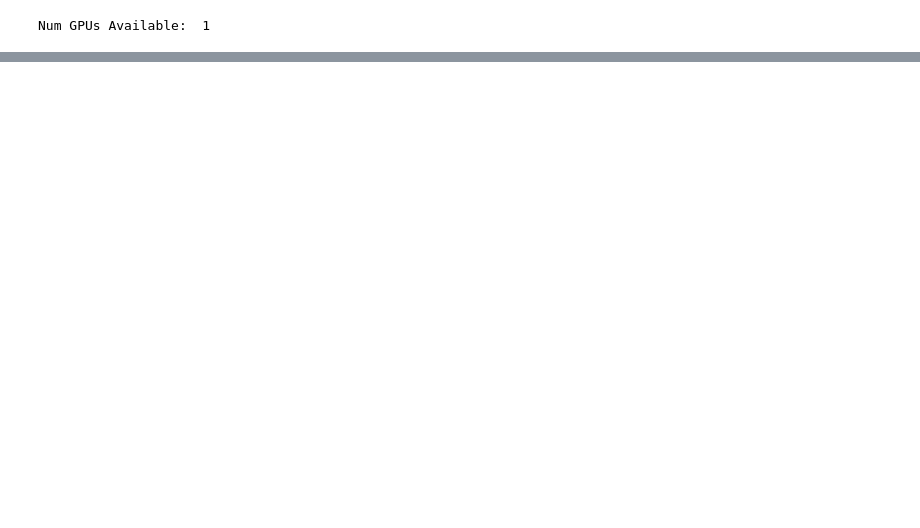
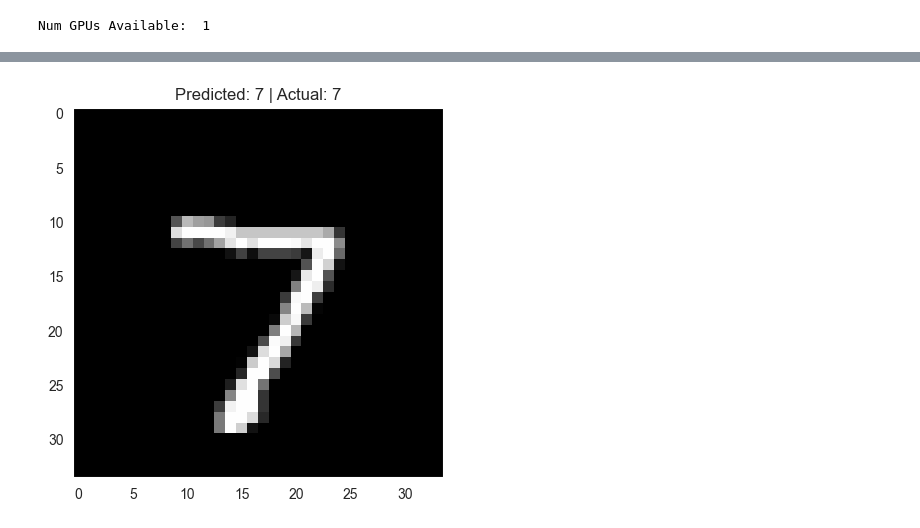
Before and after one commit to alessio-maffioletti/matura, a Jupyter notebook: plot_results_1.ipynb, the cells around one changed output, grey strips where cells are left out. Drawn from its saved outputs; the diff is of its cells as text; code cells hidden in the pictures; blank space fills up the shorter version.

```diff
--- a/plot_results_1.ipynb
+++ b/plot_results_1.ipynb
@@ -127,6 +130,10 @@ Mean Absolute Error (MAE): 0.027578784
 Categorical Crossentropy: 0.2931839
 Accuracy: 0.9086538461538461
 (0.027578784, 0.2931839, 0.9086538461538461)
+# %%
+model.eval_random(0)
+# %% [output]
+[figure, added]
 # %%
 model = single_model()
 params={
```
Also changed, not shown: parts of 5 cells of this notebook, 1 other file.
